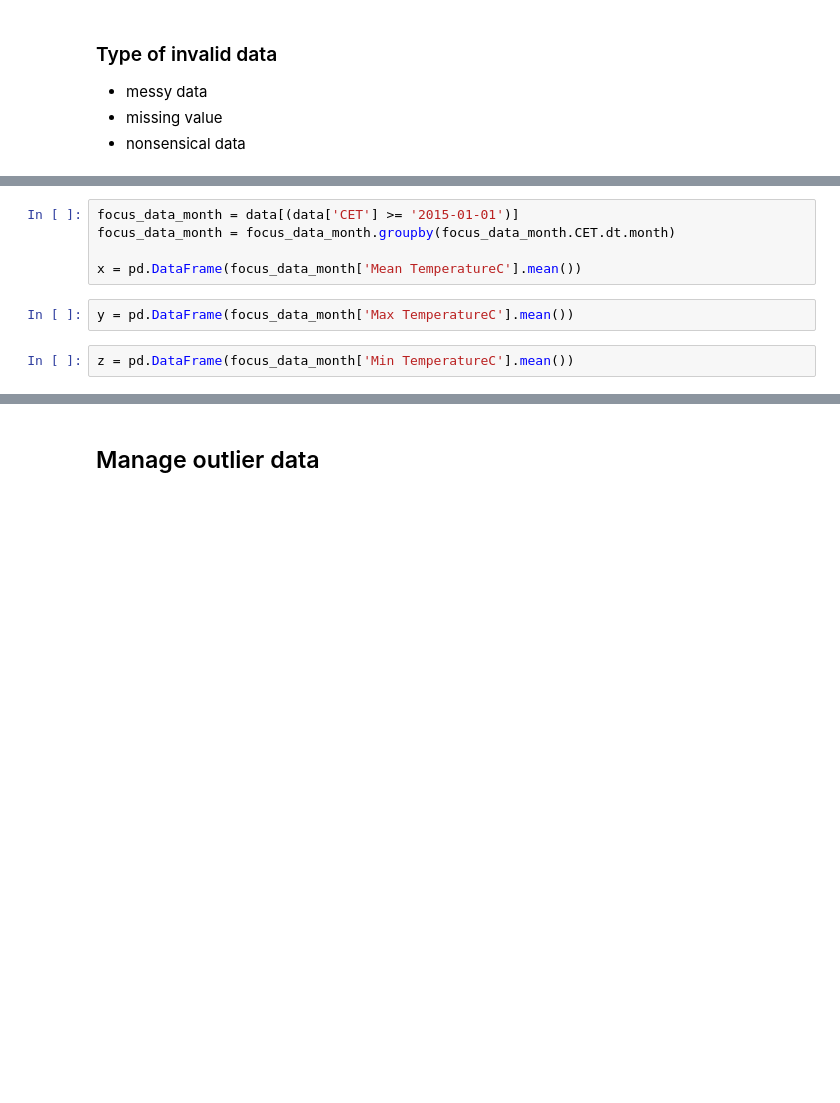
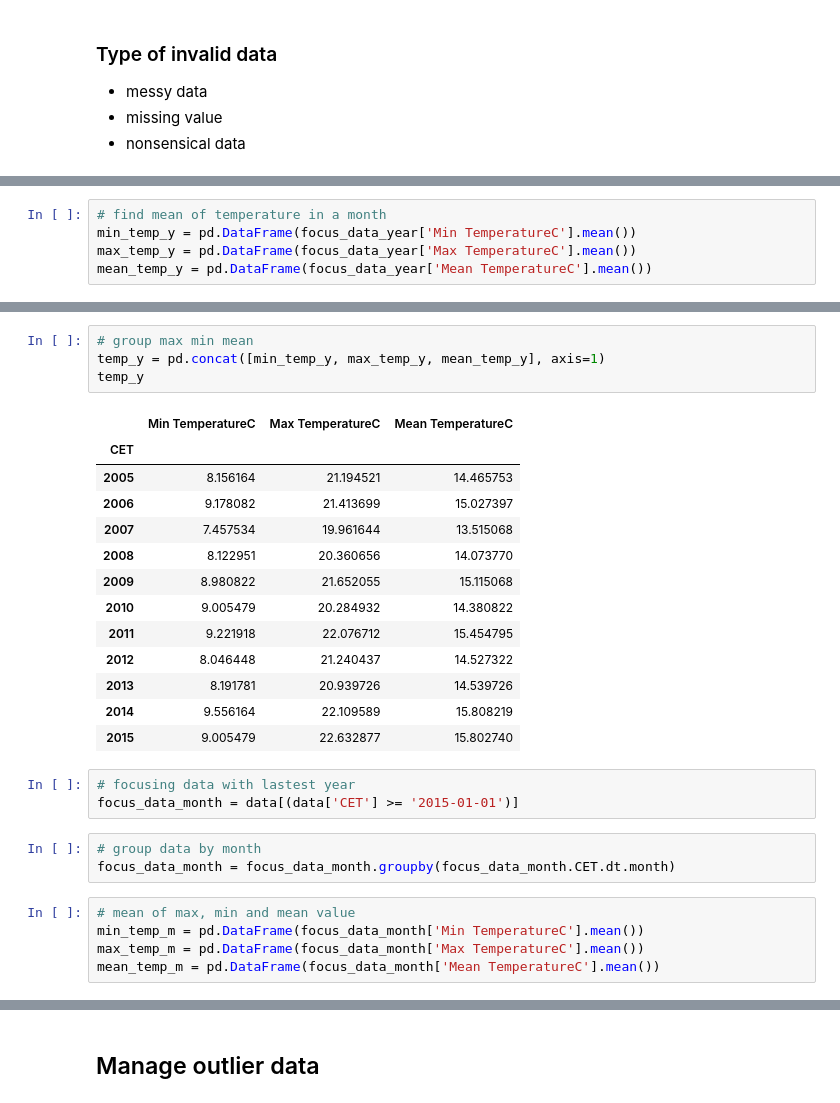
Before and after one commit to nnyPRO/Daily_Weather, a Jupyter notebook: code/Ta.ipynb, the cells around one changed output, grey strips where cells are left out. Drawn from its saved outputs; the diff is of its cells as text; blank space fills up the shorter version.

```diff
--- a/code/Ta.ipynb
+++ b/code/Ta.ipynb
@@ -154,0 +85,5 @@ new
+# %%
+# find mean of temperature in a month
+min_temp_y = pd.DataFrame(focus_data_year['Min TemperatureC'].mean())
+max_temp_y = pd.DataFrame(focus_data_year['Max TemperatureC'].mean())
+mean_temp_y = pd.DataFrame(focus_data_year['Mean TemperatureC'].mean())
@@ -155,9 +104,29 @@ new
+# %%
+# group max min mean
+temp_y = pd.concat([min_temp_y, max_temp_y, mean_temp_y], axis=1)
+temp_y
+# %% [output]
+|  | Min TemperatureC | Max TemperatureC | Mean TemperatureC |
+| CET |  |  |  |
+| 2005 | 8.156164 | 21.194521 | 14.465753 |
+| 2006 | 9.178082 | 21.413699 | 15.027397 |
+| 2007 | 7.457534 | 19.961644 | 13.515068 |
+| 2008 | 8.122951 | 20.360656 | 14.073770 |
+| 2009 | 8.980822 | 21.652055 | 15.115068 |
+| 2010 | 9.005479 | 20.284932 | 14.380822 |
+| 2011 | 9.221918 | 22.076712 | 15.454795 |
+| 2012 | 8.046448 | 21.240437 | 14.527322 |
+| 2013 | 8.191781 | 20.939726 | 14.539726 |
+| 2014 | 9.556164 | 22.109589 | 15.808219 |
+| 2015 | 9.005479 | 22.632877 | 15.802740 |
 # %%
+# focusing data with lastest year
 focus_data_month = data[(data['CET'] >= '2015-01-01')]
-focus_data_month = focus_data_month.groupby(focus_data_month.CET.dt.month)
-
-x = pd.DataFrame(focus_data_month['Mean TemperatureC'].mean())
 # %%
-y = pd.DataFrame(focus_data_month['Max TemperatureC'].mean())
+# group data by month
+focus_data_month = focus_data_month.groupby(focus_data_month.CET.dt.month)
 # %%
-z = pd.DataFrame(focus_data_month['Min TemperatureC'].mean())
+# mean of max, min and mean value
+min_temp_m = pd.DataFrame(focus_data_month['Min TemperatureC'].mean())
+max_temp_m = pd.DataFrame(focus_data_month['Max TemperatureC'].mean())
+mean_temp_m = pd.DataFrame(focus_data_month['Mean TemperatureC'].mean())
```
Also changed, not shown: parts of 15 cells of this notebook.
